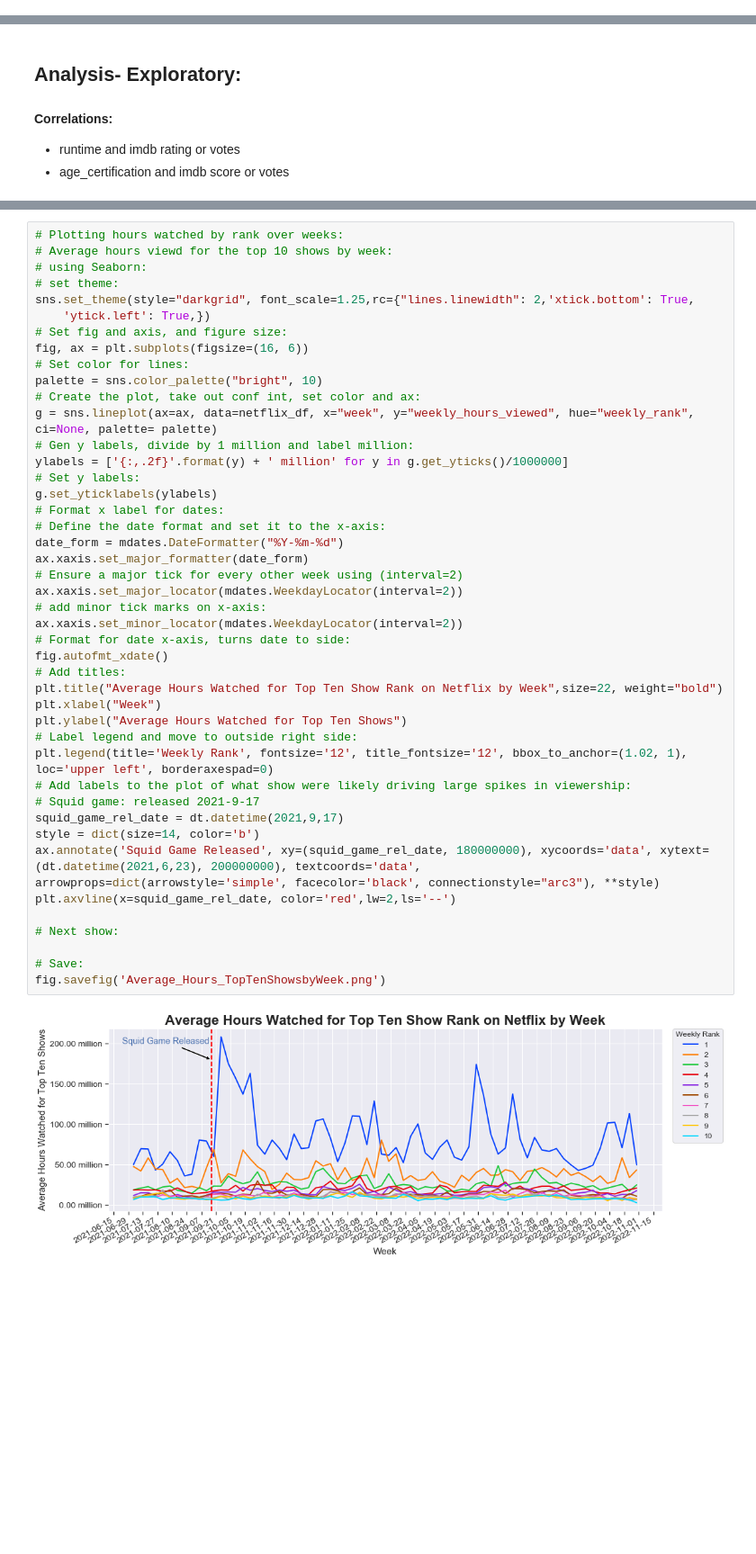
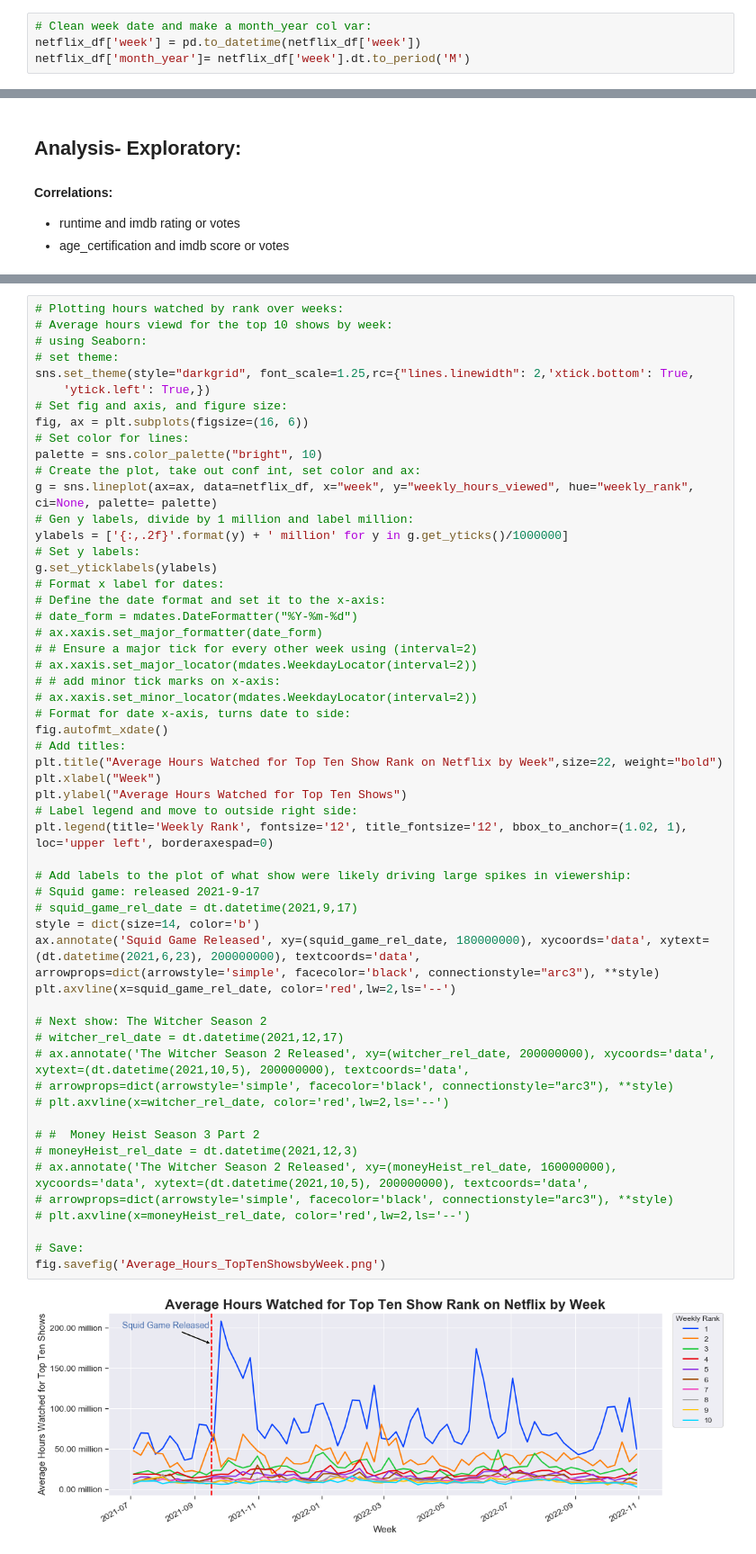
Before and after one commit to EdithLotterman/Project-1-Team-8, a Jupyter notebook: team8_netflix_project_zack.ipynb, the cells around one changed output, grey strips where cells are left out. Shown at 90% size. Drawn from its saved outputs; the diff is of its cells as text; blank space fills up the shorter version.

Commit message:
updated netflix data and analysis, with date changes '

```diff
--- a/team8_netflix_project_zack.ipynb
+++ b/team8_netflix_project_zack.ipynb
@@ -73,3 +55,7 @@ dtype: int64
+# %%
+# Clean week date and make a month_year col var:
+netflix_df['week'] = pd.to_datetime(netflix_df['week'])
+netflix_df['month_year']= netflix_df['week'].dt.to_period('M')
 # %%
 # Fix runtime, genre and production_country:
 # Genre:
@@ -482,42 +298,53 @@ sns.set_theme(style="darkgrid", font_scale=1.25,rc={"lines.linewidth": 2,'xtick.
 fig, ax = plt.subplots(figsize=(16, 6))
 # Set color for lines:
 palette = sns.color_palette("bright", 10)
 # Create the plot, take out conf int, set color and ax:
 g = sns.lineplot(ax=ax, data=netflix_df, x="week", y="weekly_hours_viewed", hue="weekly_rank", ci=None, palette= palette)
 # Gen y labels, divide by 1 million and label million:
 ylabels = ['{:,.2f}'.format(y) + ' million' for y in g.get_yticks()/1000000]
 # Set y labels:
 g.set_yticklabels(ylabels)
 # Format x label for dates:
 # Define the date format and set it to the x-axis:
-date_form = mdates.DateFormatter("%Y-%m-%d")
-ax.xaxis.set_major_formatter(date_form)
-# Ensure a major tick for every other week using (interval=2)
-ax.xaxis.set_major_locator(mdates.WeekdayLocator(interval=2))
-# add minor tick marks on x-axis:
-ax.xaxis.set_minor_locator(mdates.WeekdayLocator(interval=2))
+# date_form = mdates.DateFormatter("%Y-%m-%d")
+# ax.xaxis.set_major_formatter(date_form)
+# # Ensure a major tick for every other week using (interval=2)
+# ax.xaxis.set_major_locator(mdates.WeekdayLocator(interval=2))
+# # add minor tick marks on x-axis:
+# ax.xaxis.set_minor_locator(mdates.WeekdayLocator(interval=2))
 # Format for date x-axis, turns date to side:
 fig.autofmt_xdate()
 # Add titles:
 plt.title("Average Hours Watched for Top Ten Show Rank on Netflix by Week",size=22, weight="bold")
 plt.xlabel("Week")
 plt.ylabel("Average Hours Watched for Top Ten Shows")
 # Label legend and move to outside right side:
 plt.legend(title='Weekly Rank', fontsize='12', title_fontsize='12', bbox_to_anchor=(1.02, 1), loc='upper left', borderaxespad=0)
+
 # Add labels to the plot of what show were likely driving large spikes in viewership:
 # Squid game: released 2021-9-17
-squid_game_rel_date = dt.datetime(2021,9,17)
+# squid_game_rel_date = dt.datetime(2021,9,17)
 style = dict(size=14, color='b')
 ax.annotate('Squid Game Released', xy=(squid_game_rel_date, 180000000), xycoords='data', xytext=(dt.datetime(2021,6,23), 200000000), textcoords='data',
 arrowprops=dict(arrowstyle='simple', facecolor='black', connectionstyle="arc3"), **style)
 plt.axvline(x=squid_game_rel_date, color='red',lw=2,ls='--')
 
-# Next show:
+# Next show: The Witcher Season 2
+# witcher_rel_date = dt.datetime(2021,12,17)
+# ax.annotate('The Witcher Season 2 Released', xy=(witcher_rel_date, 200000000), xycoords='data', xytext=(dt.datetime(2021,10,5), 200000000), textcoords='data',
+# arrowprops=dict(arrowstyle='simple', facecolor='black', connectionstyle="arc3"), **style)
+# plt.axvline(x=witcher_rel_date, color='red',lw=2,ls='--')
+
+# #  Money Heist Season 3 Part 2
+# moneyHeist_rel_date = dt.datetime(2021,12,3)
+# ax.annotate('The Witcher Season 2 Released', xy=(moneyHeist_rel_date, 160000000), xycoords='data', xytext=(dt.datetime(2021,10,5), 200000000), textcoords='data',
+# arrowprops=dict(arrowstyle='simple', facecolor='black', connectionstyle="arc3"), **style)
+# plt.axvline(x=moneyHeist_rel_date, color='red',lw=2,ls='--')
 
 # Save:
 fig.savefig('Average_Hours_TopTenShowsbyWeek.png')
 # %% [output]
-[figure, old version]
+[figure, new version]
 # %%
 # Look up the shows that may be driving the large spikes in viewing:
 # Between 2021-09-05 and 2021-11-05
```
Also changed, not shown: parts of 17 cells of this notebook.
